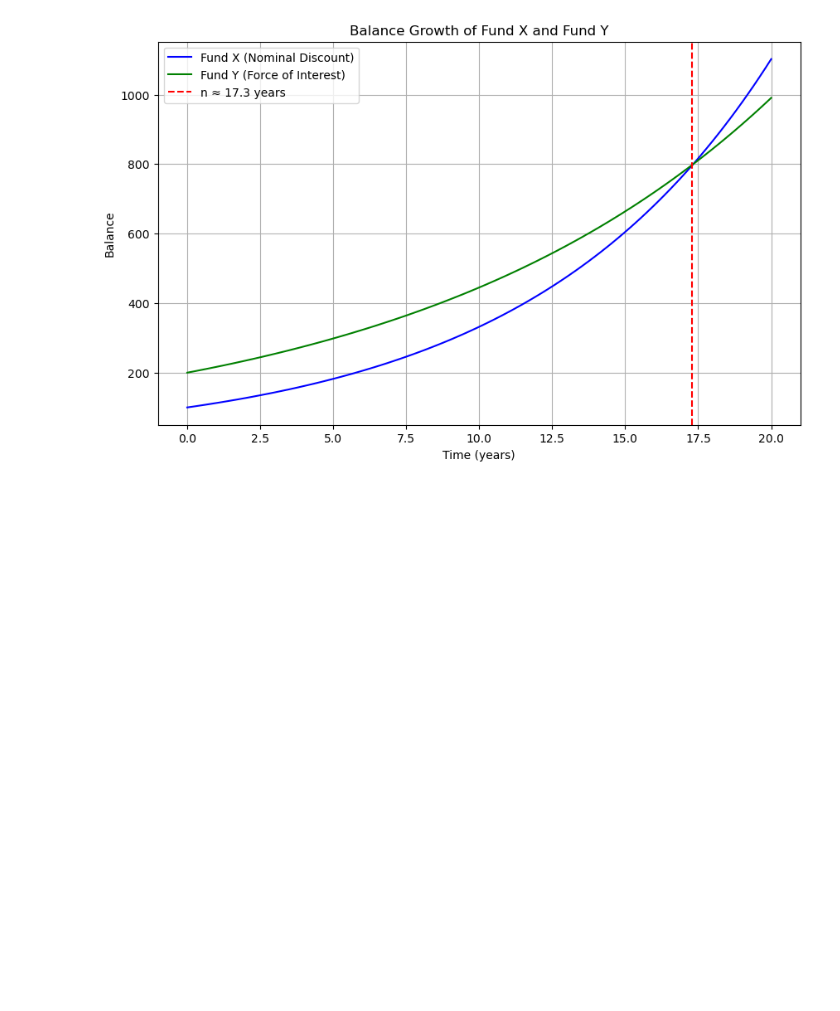
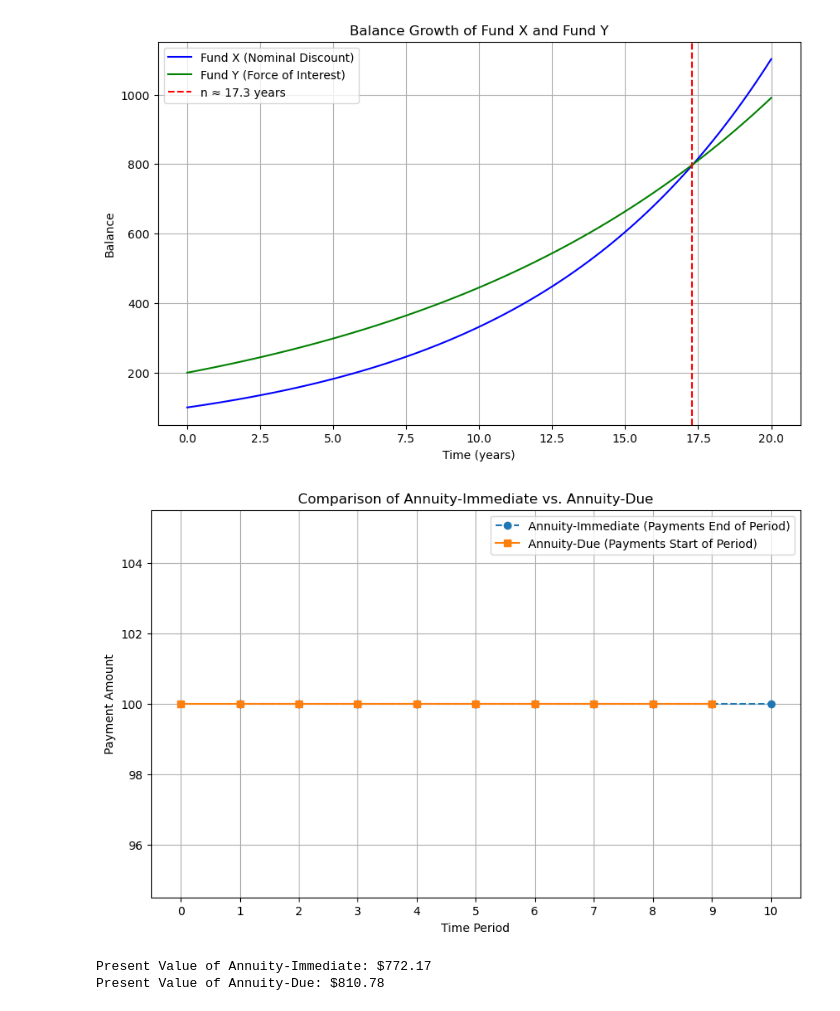
Before and after one commit to dusan-zdravkovic/Exam-FM-Programs, a Jupyter notebook: financial_math.ipynb, the cells around one changed output. Saved outputs shown, nothing was run; the diff lists cells and outputs as text; code cells hidden in the pictures; blank space fills up the shorter version.

Commit message:
added annuity

```diff
--- a/financial_math.ipynb
+++ b/financial_math.ipynb
@@ -33,3 +33,45 @@ plt.grid()
 plt.show()
 # %% [output]
 [figure]
+# %%
+# Annuities
+# Parameters
+payment = 100  # Payment amount
+n_periods = 10  # Number of payments
+interest_rate = 0.05  # Annual interest rate
+
+# Calculate Present Value for Annuity-Immediate
+v = 1 / (1 + interest_rate)  # Discount factor
+PV_annuity_immediate = payment * (1 - v**n_periods) / interest_rate
+
+# Calculate Present Value for Annuity-Due
+PV_annuity_due = PV_annuity_immediate * (1 + interest_rate)
+
+# Plot the two annuities
+time = range(1, n_periods + 1)
+payments = [payment] * n_periods
+
+plt.figure(figsize=(10, 6))
+
+# Annuity-Immediate: Payments at the end of each period
+plt.plot(time, payments, label="Annuity-Immediate (Payments End of Period)", linestyle="--", marker="o")
+
+# Annuity-Due: Payments at the start of each period
+plt.plot([t - 1 for t in time], payments, label="Annuity-Due (Payments Start of Period)", linestyle="-", marker="s")
+
+# Labels and legend
+plt.title("Comparison of Annuity-Immediate vs. Annuity-Due")
+plt.xlabel("Time Period")
+plt.ylabel("Payment Amount")
+plt.xticks(range(n_periods + 1))  # Include time 0 for Annuity-Due
+plt.legend()
+plt.grid()
+plt.show()
+
+# Print results
+print(f"Present Value of Annuity-Immediate: ${PV_annuity_immediate:.2f}")
+print(f"Present Value of Annuity-Due: ${PV_annuity_due:.2f}")
+# %% [output]
+[figure, added]
+Present Value of Annuity-Immediate: $772.17
+Present Value of Annuity-Due: $810.78
```
Also changed, not shown: parts of 1 cell of this notebook.
